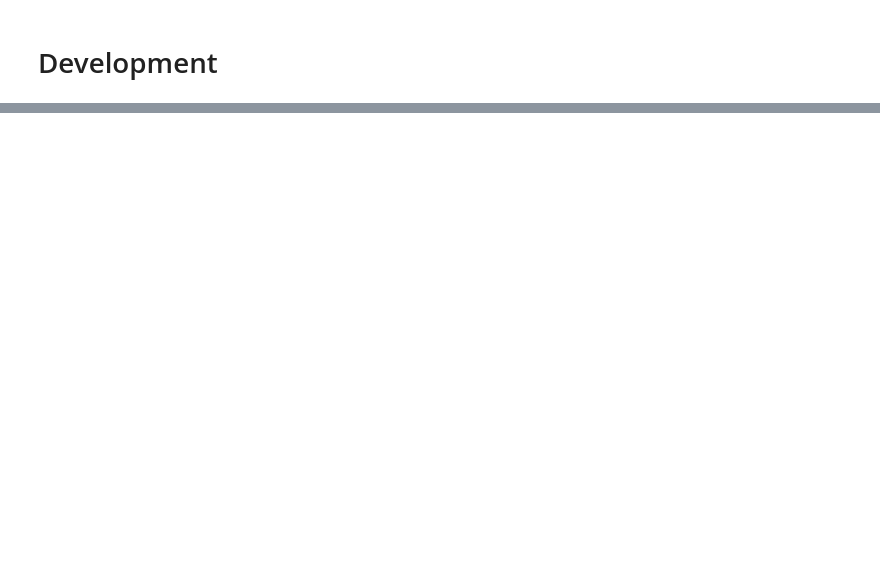
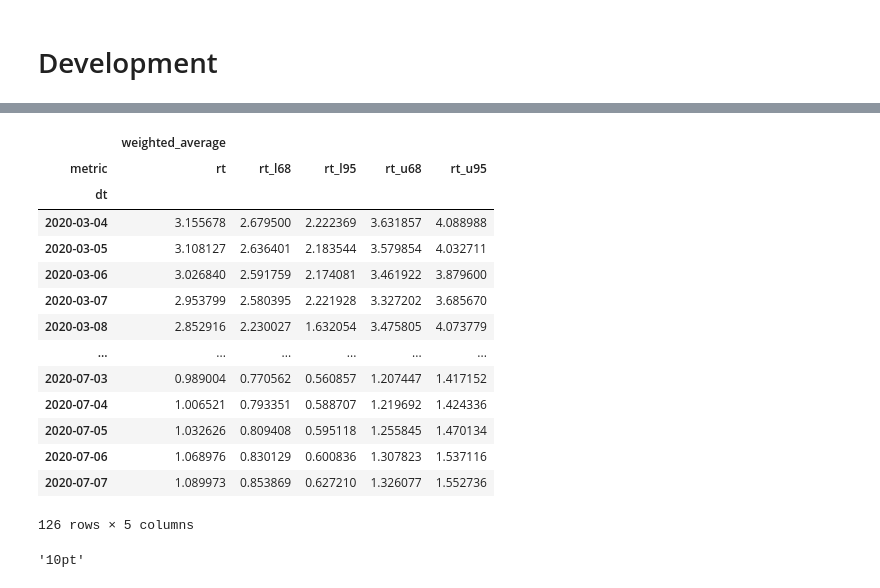
Before and after one commit to donnellymjd/coronita, a Jupyter notebook: chart_development.ipynb, the cells around one changed output, grey strips where cells are left out. Saved outputs shown, nothing was run; the diff lists cells and outputs as text; code cells hidden in the pictures; blank space fills up the shorter version.

```diff
--- a/chart_development.ipynb
+++ b/chart_development.ipynb
@@ -82,11 +79,11 @@ with open(latest_file, 'rb') as handle:
 # %% [markdown]
 # Development
 # %%
-state = 'FL'
+state = 'NY'
 model_dict = allstate_model_dicts[state]
 df_agg = df_fore_allstates[state].unstack('metric')
 scenario_name = 'No Change in Future Rᵗ Until 20% Hospital Capacity Trigger'
-chart_title = "{0}: {1} Scenario".format(
+chart_title = "{1} Scenario".format(
         model_dict['region_name'], scenario_name)
 param_str = param_str_maker(model_dict)
 # %%
@@ -126 +142,23 @@ Loading BokehJS ...
+# %%
+model_dict['df_rts_conf'][['weighted_average']].unstack('metric')
+# %% [output]
+|  | weighted_average |  |  |  |  |
+| metric | rt | rt_l68 | rt_l95 | rt_u68 | rt_u95 |
+| dt |  |  |  |  |  |
+| 2020-03-04 | 3.155678 | 2.679500 | 2.222369 | 3.631857 | 4.088988 |
+| 2020-03-05 | 3.108127 | 2.636401 | 2.183544 | 3.579854 | 4.032711 |
+| 2020-03-06 | 3.026840 | 2.591759 | 2.174081 | 3.461922 | 3.879600 |
+| 2020-03-07 | 2.953799 | 2.580395 | 2.221928 | 3.327202 | 3.685670 |
+| 2020-03-08 | 2.852916 | 2.230027 | 1.632054 | 3.475805 | 4.073779 |
+| ... | ... | ... | ... | ... | ... |
+| 2020-07-03 | 0.989004 | 0.770562 | 0.560857 | 1.207447 | 1.417152 |
+| 2020-07-04 | 1.006521 | 0.793351 | 0.588707 | 1.219692 | 1.424336 |
+| 2020-07-05 | 1.032626 | 0.809408 | 0.595118 | 1.255845 | 1.470134 |
+| 2020-07-06 | 1.068976 | 0.830129 | 0.600836 | 1.307823 | 1.537116 |
+| 2020-07-07 | 1.089973 | 0.853869 | 0.627210 | 1.326077 | 1.552736 |
+126 rows × 5 columns
+# %%
+str(10)+'pt'
+# %% [output]
+'10pt'
 # %%
```
Also changed, not shown: parts of 9 cells of this notebook, 1 other file.
